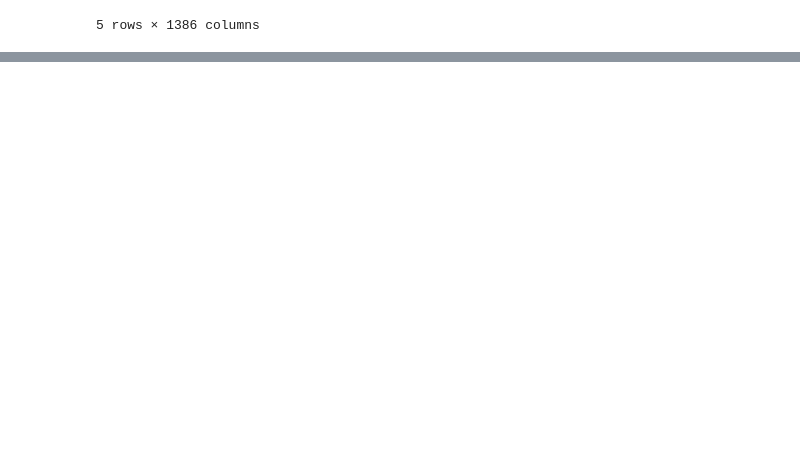
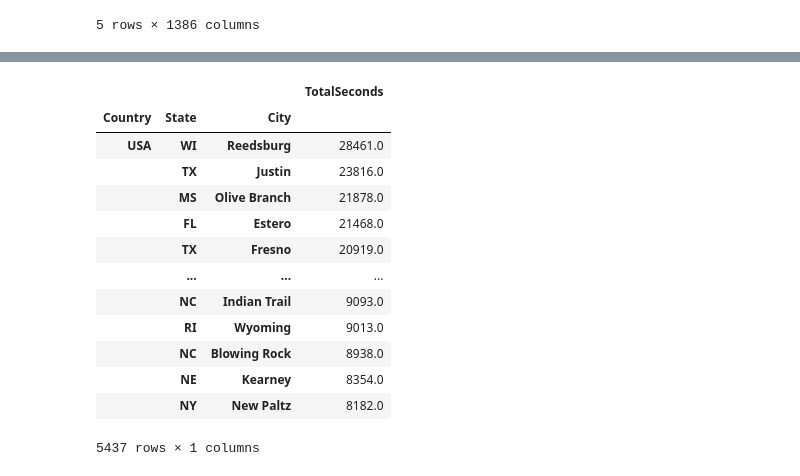
Before and after one commit to Byienio/Pandas_pg, a Jupyter notebook: MultiIndexAndPivotTables.ipynb, the cells around one changed output, grey strips where cells are left out. Cells and saved outputs as stored; diff of their text form; code cells hidden in the pictures; blank space fills up the shorter version.

```diff
--- a/MultiIndexAndPivotTables.ipynb
+++ b/MultiIndexAndPivotTables.ipynb
@@ -449,0 +601,17 @@ fuel.stack().unstack(level=['Year','Make']).sort_index(axis=1).head()
+# %%
+df.pivot_table(index=['Country','State','City'],values='TotalSeconds',aggfunc='mean').sort_values(by='TotalSeconds',ascending=False)
+# %% [output]
+|  |  |  | TotalSeconds |
+| Country | State | City |  |
+| USA | WI | Reedsburg | 28461.0 |
+|  | TX | Justin | 23816.0 |
+|  | MS | Olive Branch | 21878.0 |
+|  | FL | Estero | 21468.0 |
+|  | TX | Fresno | 20919.0 |
+|  | ... | ... | ... |
+|  | NC | Indian Trail | 9093.0 |
+|  | RI | Wyoming | 9013.0 |
+|  | NC | Blowing Rock | 8938.0 |
+|  | NE | Kearney | 8354.0 |
+|  | NY | New Paltz | 8182.0 |
+5437 rows × 1 columns
```
Also changed, not shown: parts of 14 cells of this notebook, 1 other file.
